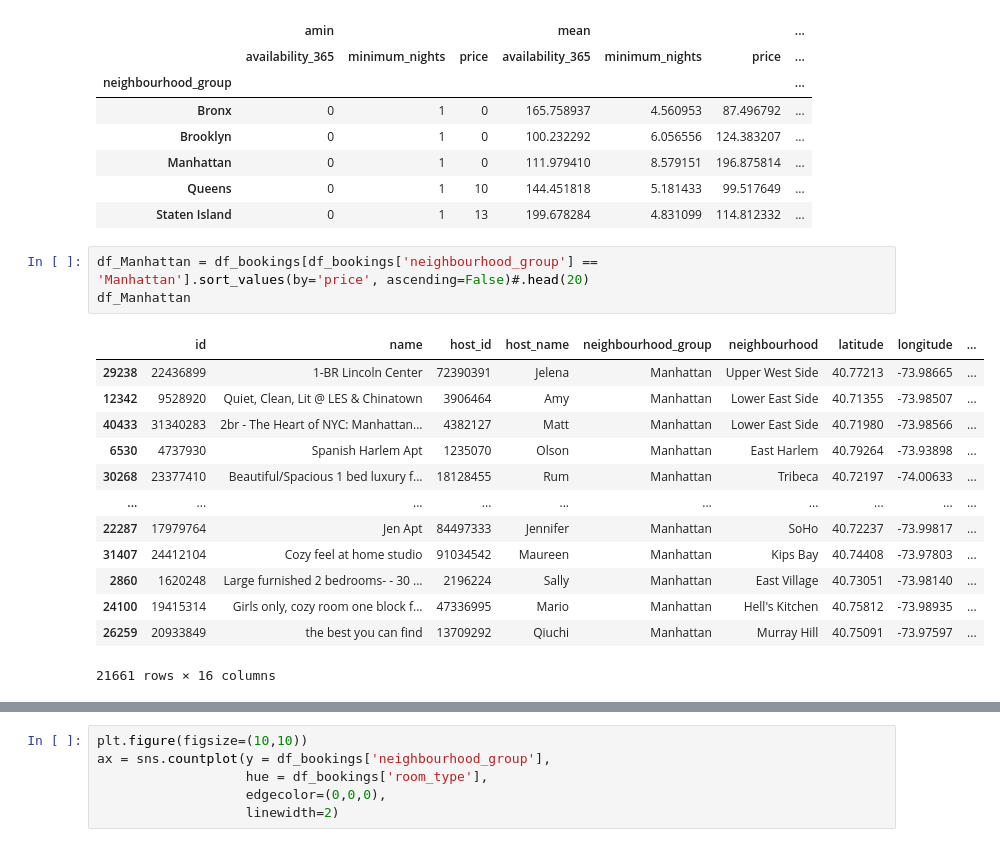
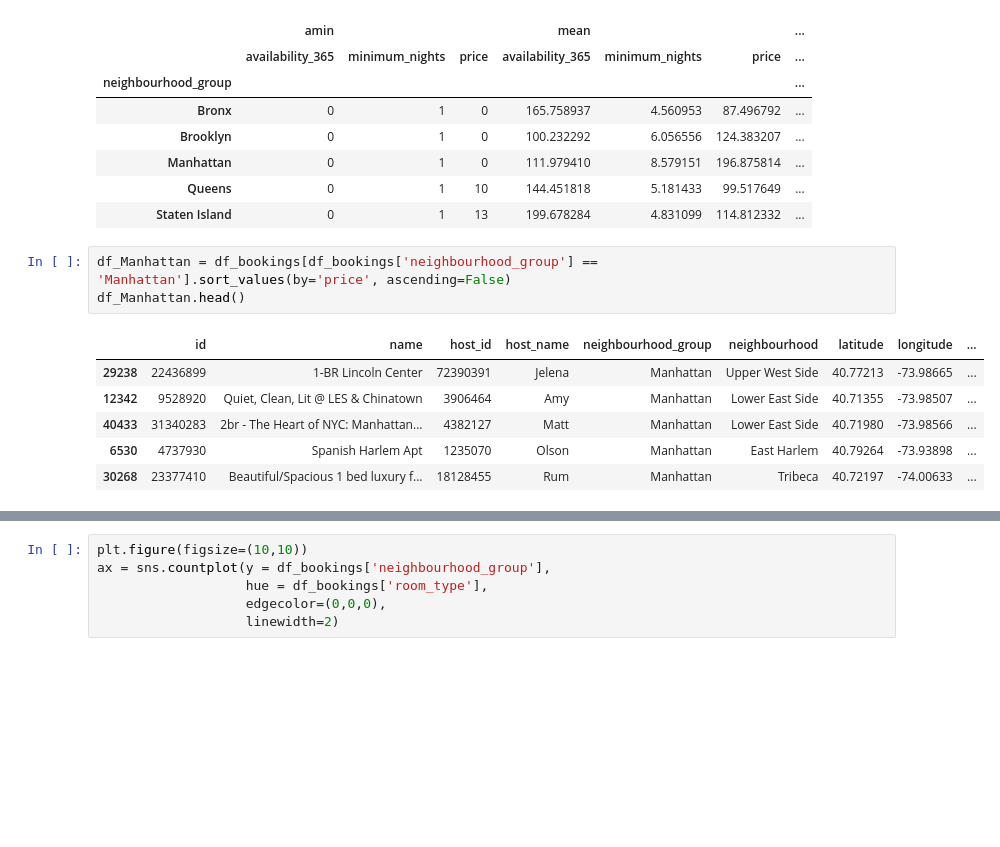
Before and after one commit to CharlBrill89/NYC_AirBnB_Data_2019_Kaggle-, a Jupyter notebook: NYC_Airbnb_EDA.ipynb, the cells around one changed output, grey strips where cells are left out. Saved outputs shown, nothing was run; the diff lists cells and outputs as text; blank space fills up the shorter version.

```diff
--- a/NYC_Airbnb_EDA.ipynb
+++ b/NYC_Airbnb_EDA.ipynb
@@ -180,22 +240,15 @@ df_bookings.pivot_table(values=['price','availability_365','minimum_nights'],ind
 | Queens | 0 | 1 | 10 | 144.451818 | 5.181433 | 99.517649 | ... |
 | Staten Island | 0 | 1 | 13 | 199.678284 | 4.831099 | 114.812332 | ... |
 # %%
-df_Manhattan = df_bookings[df_bookings['neighbourhood_group'] == 'Manhattan'].sort_values(by='price', ascending=False)#.head(20)
-df_Manhattan
+df_Manhattan = df_bookings[df_bookings['neighbourhood_group'] == 'Manhattan'].sort_values(by='price', ascending=False)
+df_Manhattan.head()
 # %% [output]
 |  | id | name | host_id | host_name | neighbourhood_group | neighbourhood | latitude | longitude | ... |
 | 29238 | 22436899 | 1-BR Lincoln Center | 72390391 | Jelena | Manhattan | Upper West Side | 40.77213 | -73.98665 | ... |
 | 12342 | 9528920 | Quiet, Clean, Lit @ LES & Chinatown | 3906464 | Amy | Manhattan | Lower East Side | 40.71355 | -73.98507 | ... |
 | 40433 | 31340283 | 2br - The Heart of NYC: Manhattan... | 4382127 | Matt | Manhattan | Lower East Side | 40.71980 | -73.98566 | ... |
 | 6530 | 4737930 | Spanish Harlem Apt | 1235070 | Olson | Manhattan | East Harlem | 40.79264 | -73.93898 | ... |
 | 30268 | 23377410 | Beautiful/Spacious 1 bed luxury f... | 18128455 | Rum | Manhattan | Tribeca | 40.72197 | -74.00633 | ... |
-| ... | ... | ... | ... | ... | ... | ... | ... | ... | ... |
-| 22287 | 17979764 | Jen Apt | 84497333 | Jennifer | Manhattan | SoHo | 40.72237 | -73.99817 | ... |
-| 31407 | 24412104 | Cozy feel at home studio | 91034542 | Maureen | Manhattan | Kips Bay | 40.74408 | -73.97803 | ... |
-| 2860 | 1620248 | Large furnished 2 bedrooms- - 30 ... | 2196224 | Sally | Manhattan | East Village | 40.73051 | -73.98140 | ... |
-| 24100 | 19415314 | Girls only, cozy room one block f... | 47336995 | Mario | Manhattan | Hell's Kitchen | 40.75812 | -73.98935 | ... |
-| 26259 | 20933849 | the best you can find | 13709292 | Qiuchi | Manhattan | Murray Hill | 40.75091 | -73.97597 | ... |
-21661 rows × 16 columns
 # %%
 fig1, ax1 = plt.subplots()
 ax1.set_title('Price distribution')
```
Also changed, not shown: parts of 6 cells of this notebook.
